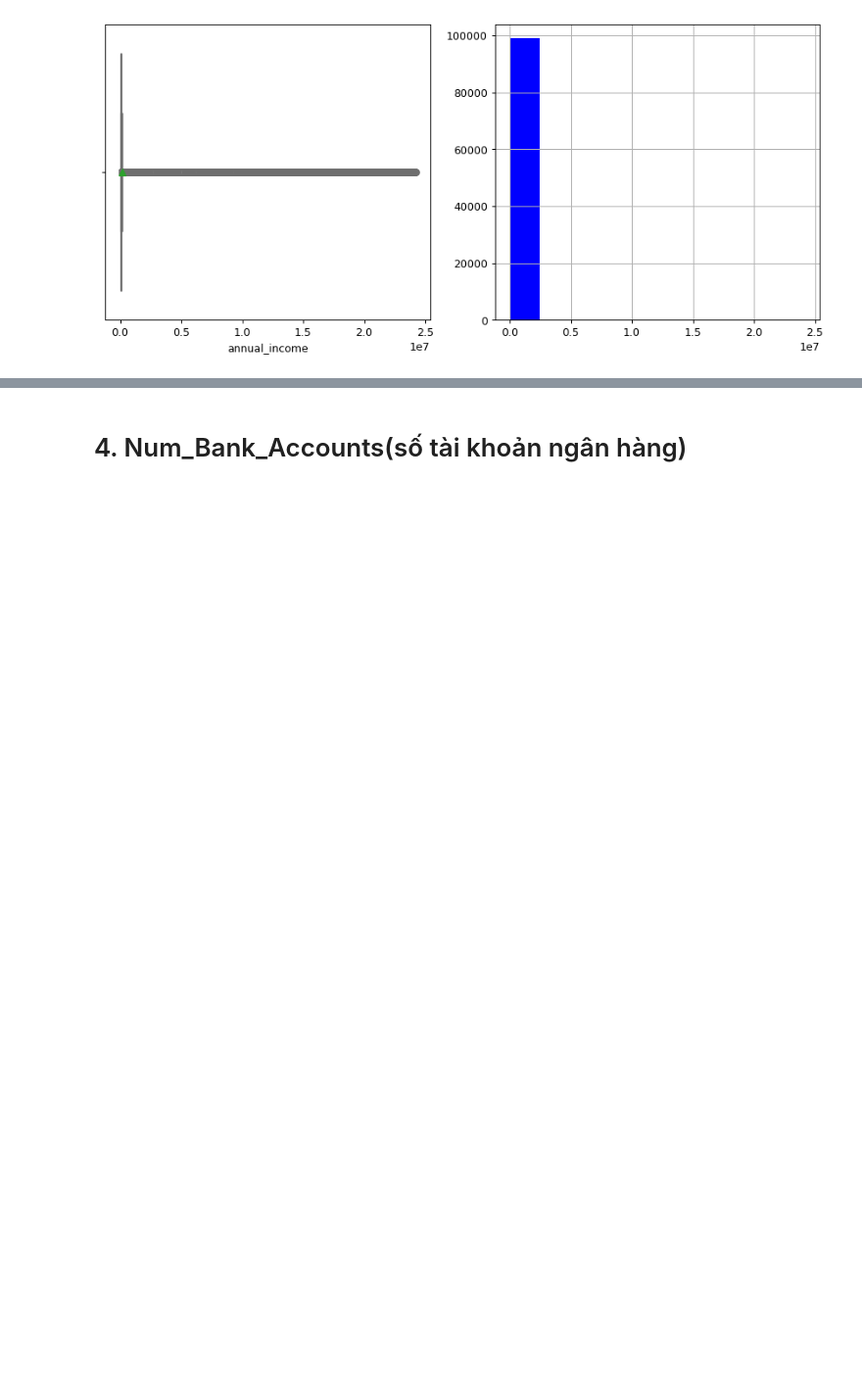
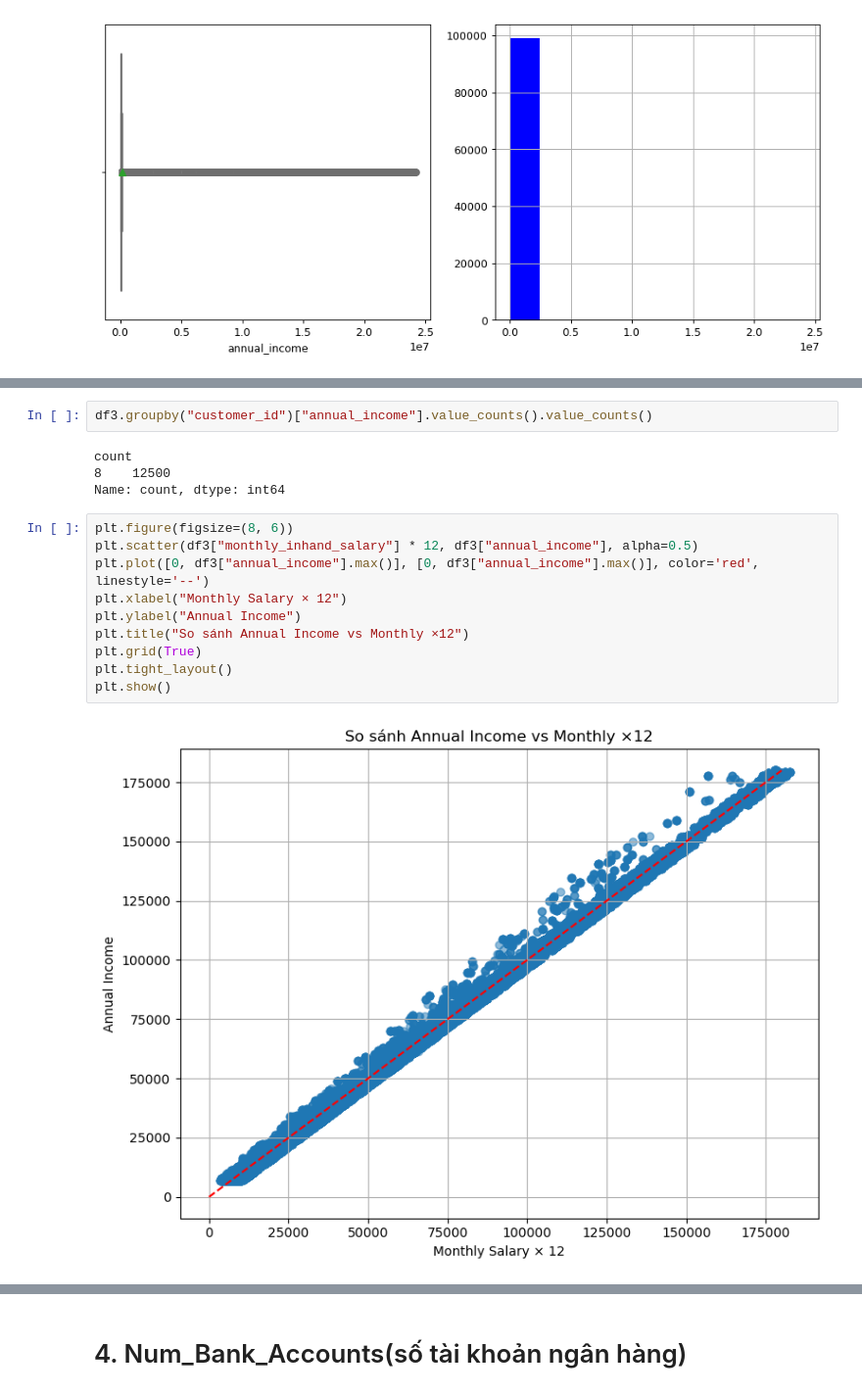
Before and after one commit to gilchea/credit_score_team2_k45, a Jupyter notebook: report.ipynb, the cells around one changed output, grey strips where cells are left out. Shown at 98% size. Cells and saved outputs as stored; diff of their text form; blank space fills up the shorter version.

Commit message:
update handle anual_income

```diff
--- a/report.ipynb
+++ b/report.ipynb
@@ -1230,0 +1315,18 @@ plt.show()
+# %%
+df3.groupby("customer_id")["annual_income"].value_counts().value_counts()
+# %% [output]
+count
+8    12500
+Name: count, dtype: int64
+# %%
+plt.figure(figsize=(8, 6))
+plt.scatter(df3["monthly_inhand_salary"] * 12, df3["annual_income"], alpha=0.5)
+plt.plot([0, df3["annual_income"].max()], [0, df3["annual_income"].max()], color='red', linestyle='--')
+plt.xlabel("Monthly Salary × 12")
+plt.ylabel("Annual Income")
+plt.title("So sánh Annual Income vs Monthly ×12")
+plt.grid(True)
+plt.tight_layout()
+plt.show()
+# %% [output]
+[figure, added]
```
Also changed, not shown: parts of 21 cells of this notebook.
